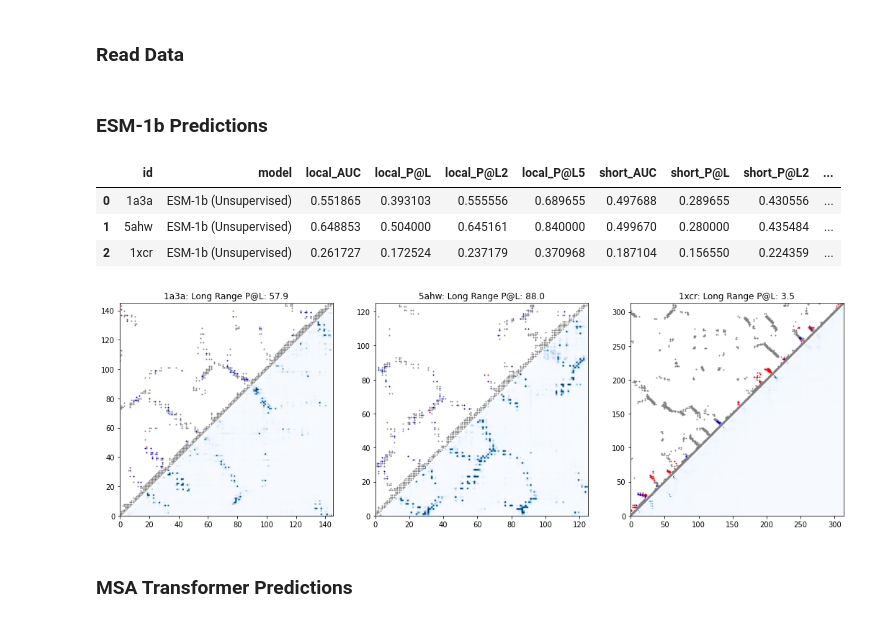
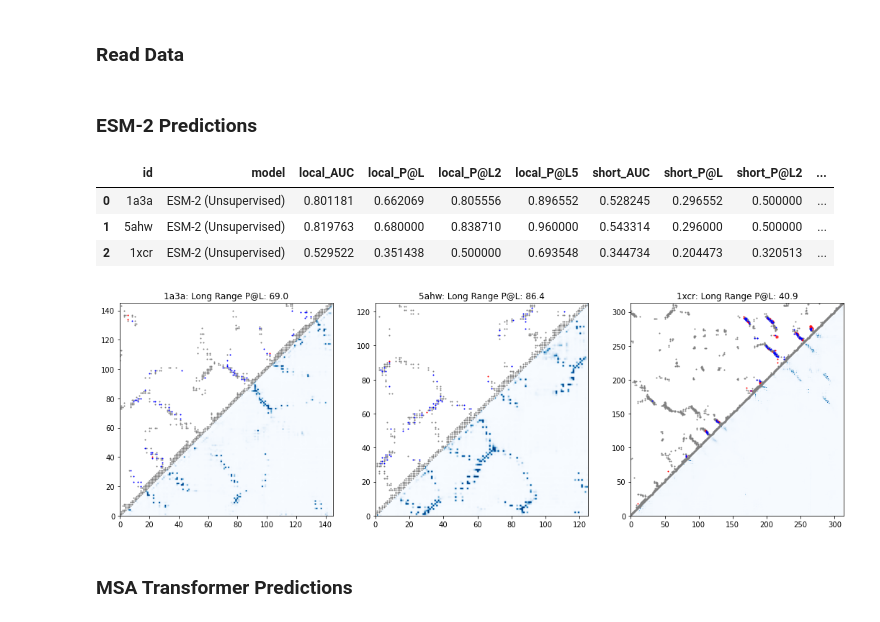
Before and after one commit to facebookresearch/esm, a Jupyter notebook: examples/contact_prediction.ipynb, the cells around one changed output. Saved outputs shown, nothing was run; the diff lists cells and outputs as text; code cells hidden in the pictures.

```diff
--- a/examples/contact_prediction.ipynb
+++ b/examples/contact_prediction.ipynb
@@ -387,7 +375,7 @@ def plot_contacts_and_predictions(
 PDB_IDS = ["1a3a", "5ahw", "1xcr"]
 
 structures = {
-    name.lower(): bsio.load_structure(f"{name.upper()}.cif")
+    name.lower(): get_structure(PDBxFile.read(rcsb.fetch(name, "cif")))[0]
     for name in PDB_IDS
 }
 
@@ -397,7 +385,7 @@ contacts = {
 }
 
 msas = {
-    name: read_msa(f"{name.lower()}_1_A.a3m")
+    name: read_msa(f"data/{name.lower()}_1_A.a3m")
     for name in PDB_IDS
 }
 
@@ -405,4 +393,4 @@ sequences = {
     name: msa[0] for name, msa in msas.items()
 }
 # %% [markdown]
-### ESM-1b Predictions
+### ESM-2 Predictions
@@ -413,31 +397,35 @@ esm1b_batch_converter = esm1b_alphabet.get_batch_converter()
+# %%
+esm2, esm2_alphabet = esm.pretrained.esm2_t33_650M_UR50D()
+esm2 = esm2.eval().cuda()
+esm2_batch_converter = esm2_alphabet.get_batch_converter()
 # %%
-esm1b_predictions = {}
-esm1b_results = []
+esm2_predictions = {}
+esm2_results = []
 for name, inputs in sequences.items():
-    esm1b_batch_labels, esm1b_batch_strs, esm1b_batch_tokens = esm1b_batch_converter([inputs])
-    esm1b_batch_tokens = esm1b_batch_tokens.to(next(esm1b.parameters()).device)
-    esm1b_predictions[name] = esm1b.predict_contacts(esm1b_batch_tokens)[0].cpu()
-    metrics = {"id": name, "model": "ESM-1b (Unsupervised)"}
-    metrics.update(evaluate_prediction(esm1b_predictions[name], contacts[name]))
-    esm1b_results.append(metrics)
-esm1b_results = pd.DataFrame(esm1b_results)
-display(esm1b_results)
+    esm2_batch_labels, esm2_batch_strs, esm2_batch_tokens = esm2_batch_converter([inputs])
+    esm2_batch_tokens = esm2_batch_tokens.to(next(esm2.parameters()).device)
+    esm2_predictions[name] = esm2.predict_contacts(esm2_batch_tokens)[0].cpu()
+    metrics = {"id": name, "model": "ESM-2 (Unsupervised)"}
+    metrics.update(evaluate_prediction(esm2_predictions[name], contacts[name]))
+    esm2_results.append(metrics)
+esm2_results = pd.DataFrame(esm2_results)
+display(esm2_results)
 # %% [output]
 |  | id | model | local_AUC | local_P@L | local_P@L2 | local_P@L5 | short_AUC | short_P@L | short_P@L2 | ... |
-| 0 | 1a3a | ESM-1b (Unsupervised) | 0.551865 | 0.393103 | 0.555556 | 0.689655 | 0.497688 | 0.289655 | 0.430556 | ... |
-| 1 | 5ahw | ESM-1b (Unsupervised) | 0.648853 | 0.504000 | 0.645161 | 0.840000 | 0.499670 | 0.280000 | 0.435484 | ... |
-| 2 | 1xcr | ESM-1b (Unsupervised) | 0.261727 | 0.172524 | 0.237179 | 0.370968 | 0.187104 | 0.156550 | 0.224359 | ... |
+| 0 | 1a3a | ESM-2 (Unsupervised) | 0.801181 | 0.662069 | 0.805556 | 0.896552 | 0.528245 | 0.296552 | 0.500000 | ... |
+| 1 | 5ahw | ESM-2 (Unsupervised) | 0.819763 | 0.680000 | 0.838710 | 0.960000 | 0.543314 | 0.296000 | 0.500000 | ... |
+| 2 | 1xcr | ESM-2 (Unsupervised) | 0.529522 | 0.351438 | 0.500000 | 0.693548 | 0.344734 | 0.204473 | 0.320513 | ... |
 # %%
 fig, axes = plt.subplots(figsize=(18, 6), ncols=3)
 for ax, name in zip(axes, PDB_IDS):
-    prediction = esm1b_predictions[name]
+    prediction = esm2_predictions[name]
     target = contacts[name]
     plot_contacts_and_predictions(
         prediction, target, ax=ax, title = lambda prec: f"{name}: Long Range P@L: {100 * prec:0.1f}"
     )
 plt.show()
 # %% [output]
-[figure, old version]
+[figure, new version]
 # %% [markdown]
 ### MSA Transformer Predictions
 # %%
```
Also changed, not shown: parts of 5 cells of this notebook, 15 other files.
